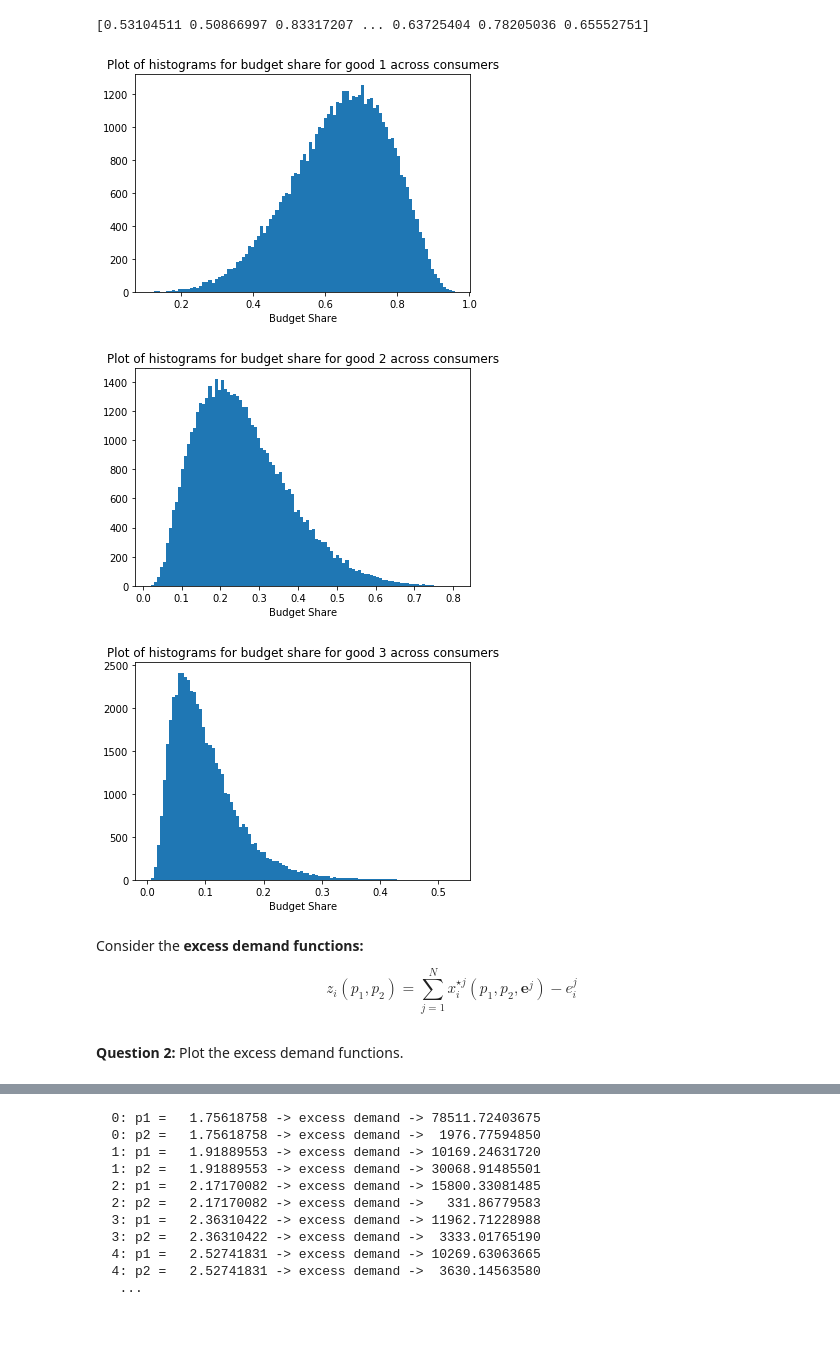
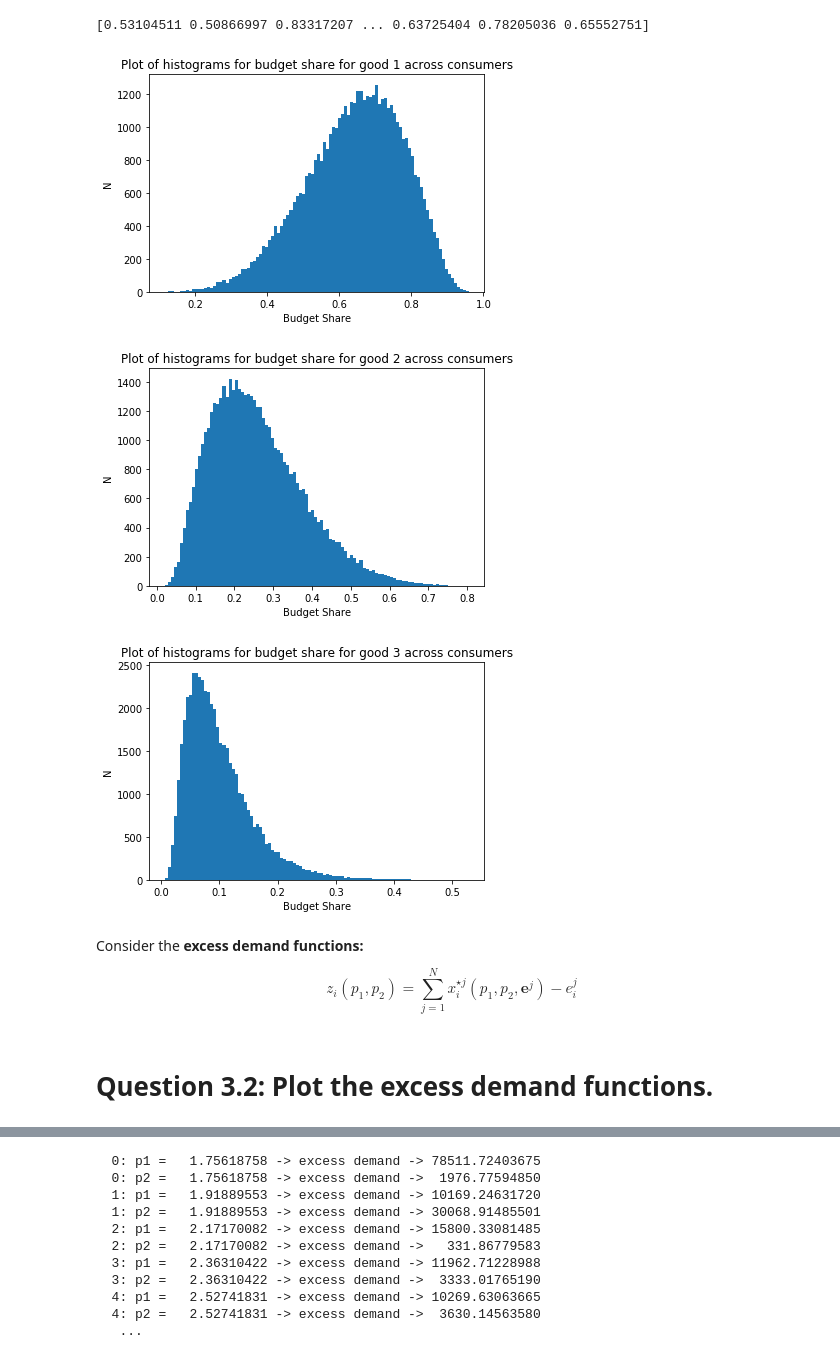
Before and after one commit to NumEconCopenhagen/projects-2019-tba, a Jupyter notebook: examproject/examproject/exam_2019_B.ipynb, the cells around one changed output, grey strips where cells are left out. Cells and saved outputs as stored; diff of their text form; code cells hidden in the pictures; blank space fills up the shorter version.

```diff
--- a/examproject/examproject/exam_2019_B.ipynb
+++ b/examproject/examproject/exam_2019_B.ipynb
@@ -308,33 +314,36 @@ print(beta1) #to check
 # %% [output]
 [0.53104511 0.50866997 0.83317207 ... 0.63725404 0.78205036 0.65552751]
 # %%
-# Histogram
+# Histograms
 
 plt.hist(beta1, bins=100) #100 bins means grouping into 100 sections between 0 and 1
 plt.title("Plot of histograms for budget share for good 1 across consumers")
 plt.xlabel("Budget Share")
+plt.ylabel("N")
 plt.show()
 
 plt.hist(beta2, bins=100) #100 bins means grouping into 100 sections between 0 and 1
 plt.title("Plot of histograms for budget share for good 2 across consumers")
 plt.xlabel("Budget Share")
+plt.ylabel("N")
 plt.show()
 
 plt.hist(beta3, bins=100) #100 bins means grouping into 100 sections between 0 and 1
 plt.title("Plot of histograms for budget share for good 3 across consumers")
 plt.xlabel("Budget Share")
+plt.ylabel("N")
 plt.show()
 # %% [output]
-[figure, old version]
+[figure, new version]
-[figure, old version]
+[figure, new version]
-[figure, old version]
+[figure, new version]
 # %% [markdown]
 Consider the **excess demand functions:**
 
 $$ z_i(p_1,p_2) = \sum_{j=1}^N x_{i}^{\star j}(p_{1},p_{2},\boldsymbol{e}^{j}) - e_i^j$$
 # %% [markdown]
 
-**Question 2:** Plot the excess demand functions.
+# Question 3.2: Plot the excess demand functions.
 # %% [markdown]
 $$ z_i(p_1,p_2) = \sum_{j=1}^N x_{i}^{\star j}(p_{1},p_{2},\boldsymbol{e}^{j}) - e_i^j = 0 $$
 
```
Also changed, not shown: parts of 19 cells of this notebook.
